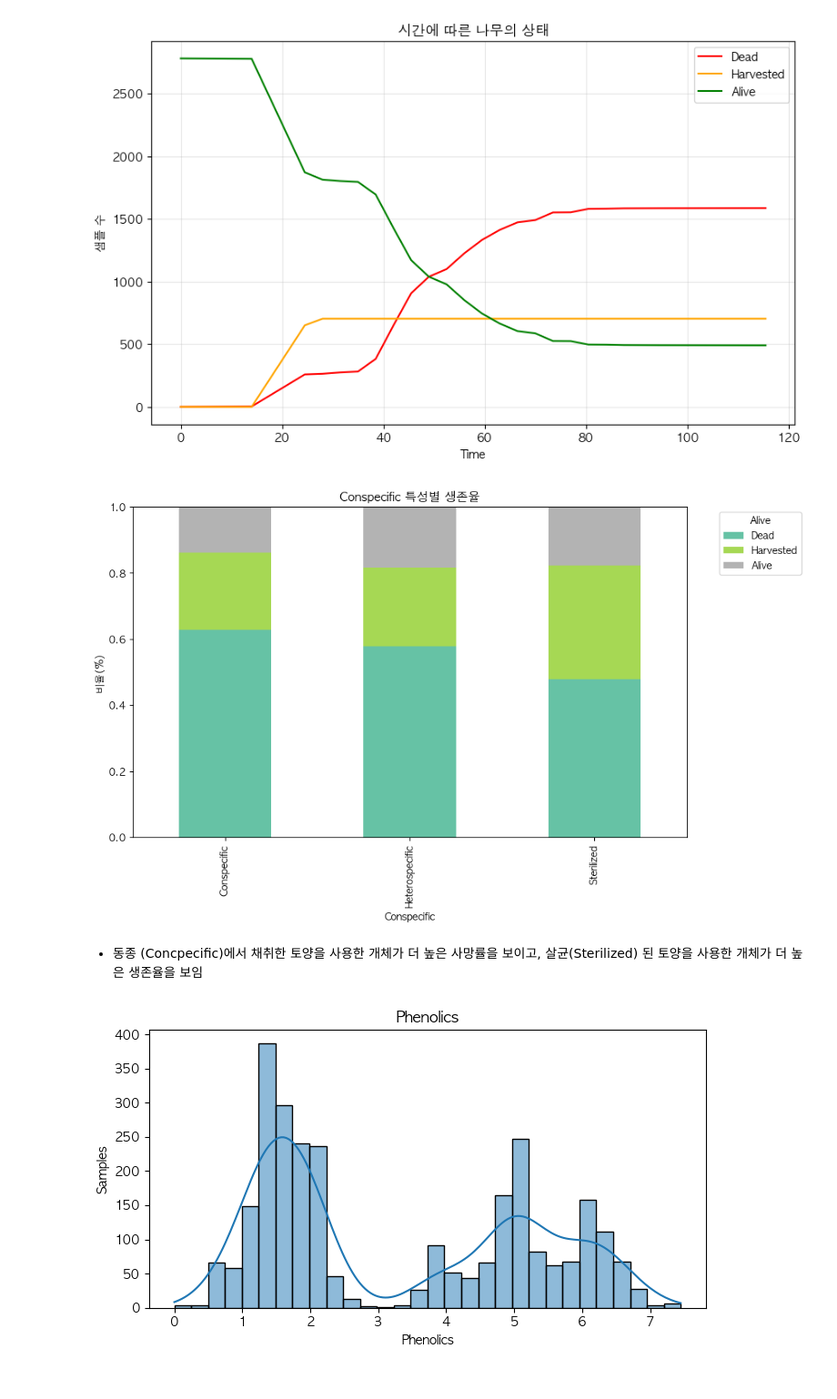
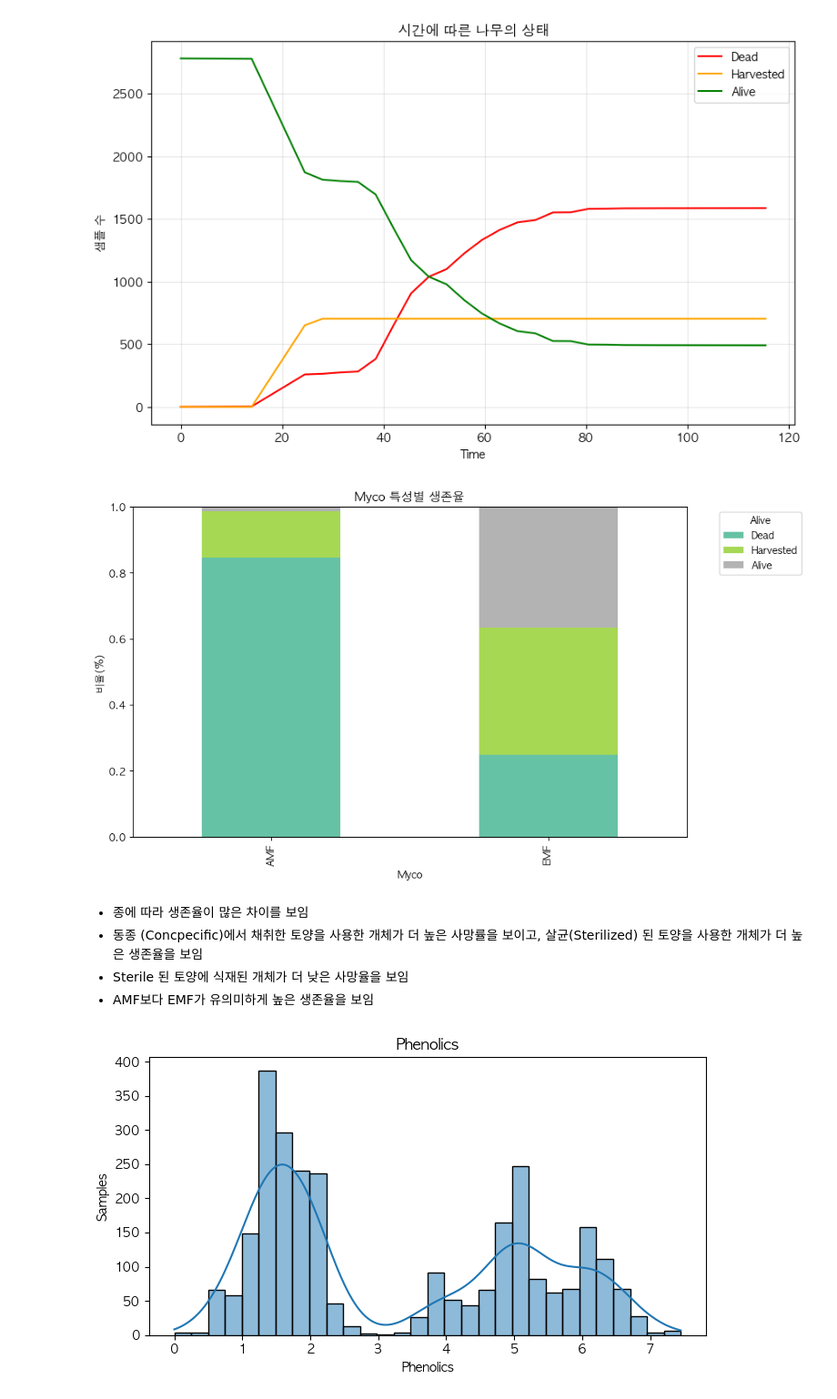
Before and after one commit to SKNetworks-AI19-250818/SKN19-mini-3Team, a Jupyter notebook: main.ipynb, the cells around one changed output. Shown at 91% size. Drawn from its saved outputs; the diff is of its cells as text; code cells hidden in the pictures.

```diff
--- a/main.ipynb
+++ b/main.ipynb
@@ -227,9 +227,12 @@ dv.show_alive_about_time(df_cleaned)
 # %%
 ### 범주형 데이터의 특성값에 따른 생존율 출력
 
-dv.show_survival_ratio(df_cleaned, 'Conspecific')
+dv.show_survival_ratio(df_cleaned, 'Myco')
 # %% [output]
-[figure, old version]
+[figure, new version]
 # %% [markdown]
+* 종에 따라 생존율이 많은 차이를 보임
 * 동종 (Concpecific)에서 채취한 토양을 사용한 개체가 더 높은 사망률을 보이고, 살균(Sterilized) 된 토양을 사용한 개체가 더 높은 생존율을 보임
+* Sterile 된 토양에 식재된 개체가 더 낮은 사망율을 보임
+* AMF보다 EMF가 유의미하게 높은 생존율을 보임
 # %%
```
Also changed, not shown: parts of 2 cells of this notebook.
